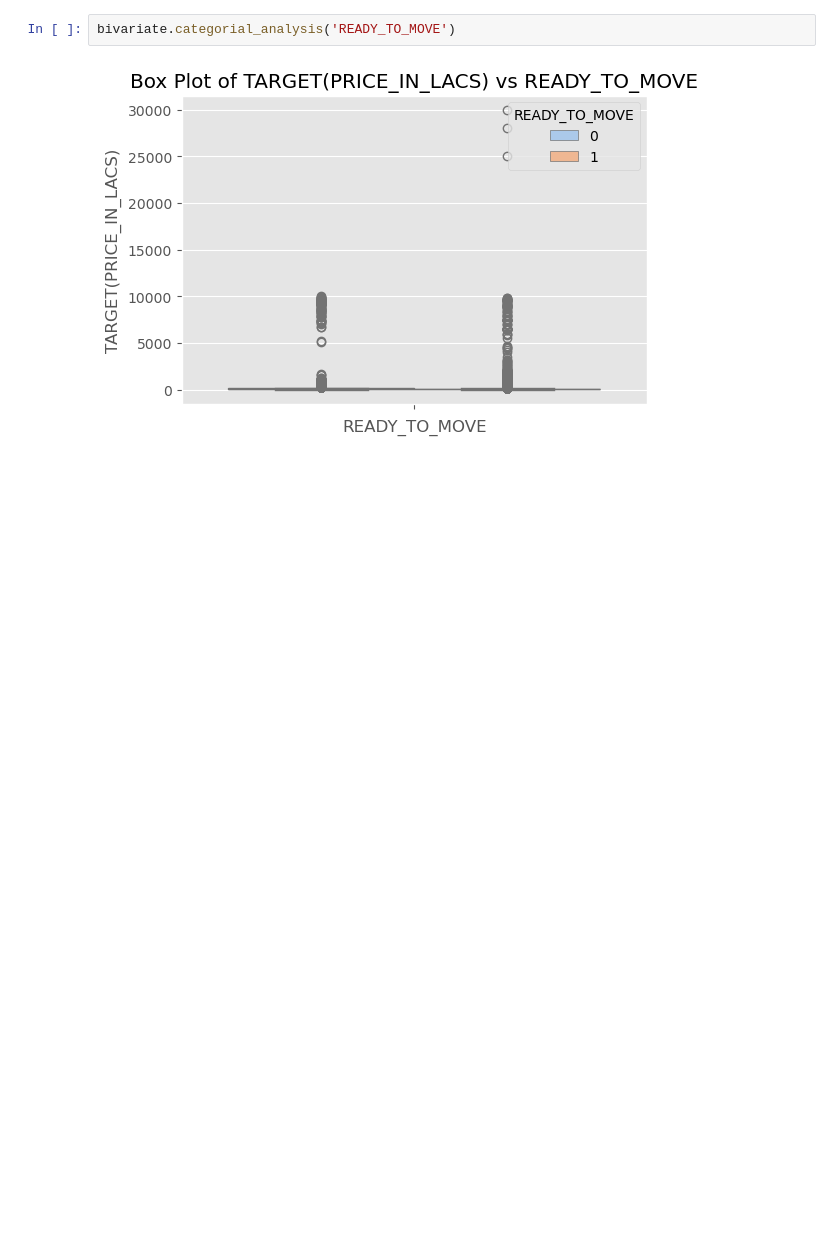
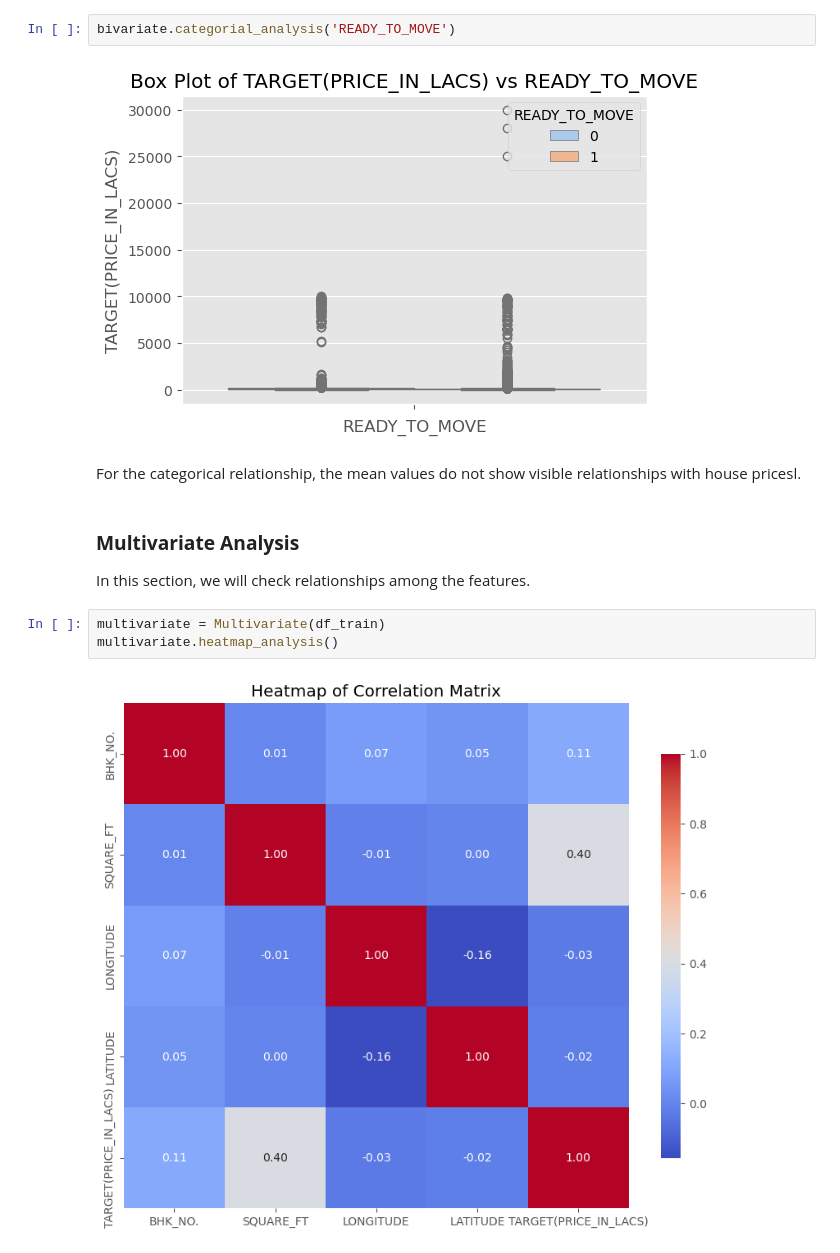
Before and after one commit to mobadara/housing-in-india, a Jupyter notebook: notebooks/exploratory-data-analysis.ipynb, the cells around one changed output. Saved outputs shown, nothing was run; the diff lists cells and outputs as text; blank space fills up the shorter version.

```diff
--- a/notebooks/exploratory-data-analysis.ipynb
+++ b/notebooks/exploratory-data-analysis.ipynb
@@ -342,3 +371,13 @@ bivariate.categorial_analysis('RERA')
 bivariate.categorial_analysis('READY_TO_MOVE')
 # %% [output]
 [figure]
+# %% [markdown]
+For the categorical relationship, the mean values do not show visible relationships with house pricesl.
+# %% [markdown]
+### **Multivariate Analysis**
+In this section, we will check relationships among the features.
+# %%
+multivariate = Multivariate(df_train)
+multivariate.heatmap_analysis()
+# %% [output]
+[figure, added]
```
Also changed, not shown: parts of 22 cells of this notebook, 2 other files.
